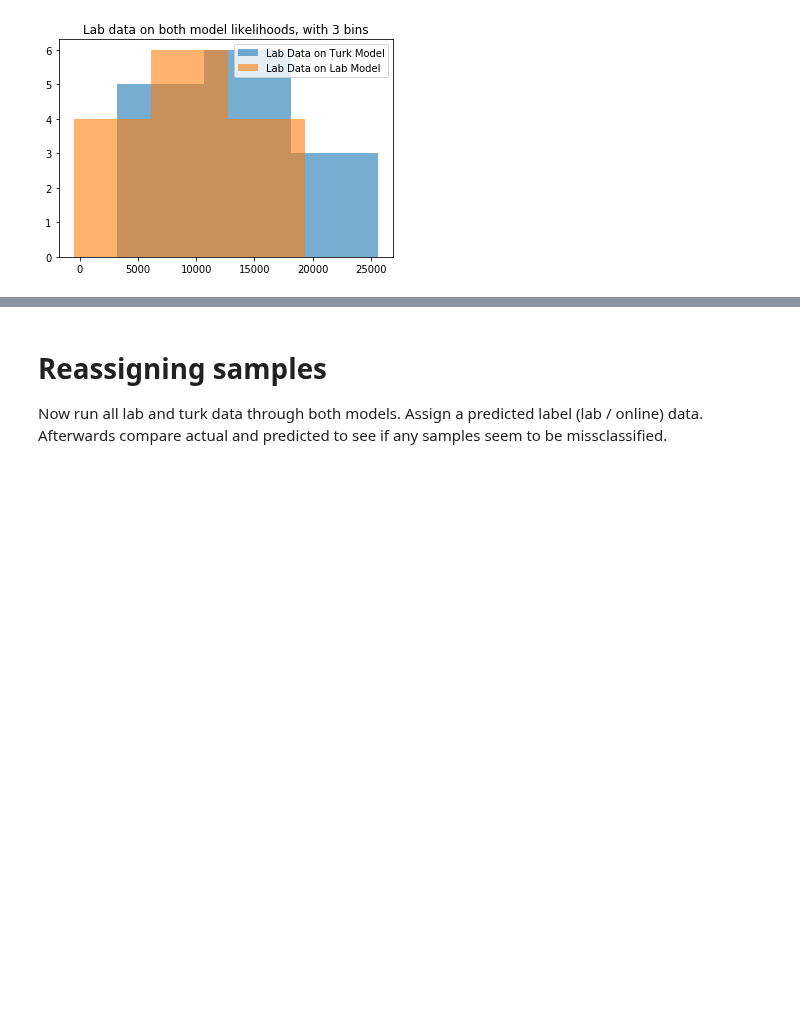
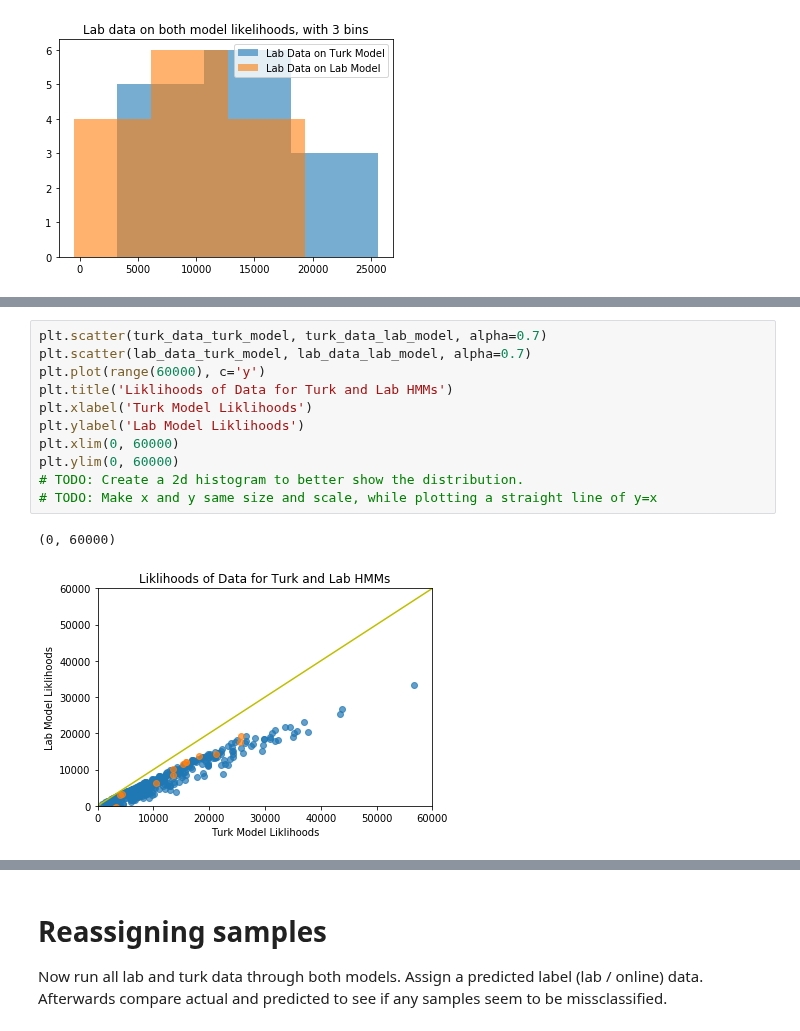
Before and after one commit to DJSaunders1997/Masters-Project, a Jupyter notebook: HMM.ipynb, the cells around one changed output, grey strips where cells are left out. Drawn from its saved outputs; the diff is of its cells as text; blank space fills up the shorter version.

Commit message:
Initial compare model liklihoods

```diff
--- a/HMM.ipynb
+++ b/HMM.ipynb
@@ -312,0 +342,14 @@ print(turk_model.score(data_turk, turk_lengths))
+# %%
+plt.scatter(turk_data_turk_model, turk_data_lab_model, alpha=0.7)
+plt.scatter(lab_data_turk_model, lab_data_lab_model, alpha=0.7)
+plt.plot(range(60000), c='y')
+plt.title('Liklihoods of Data for Turk and Lab HMMs')
+plt.xlabel('Turk Model Liklihoods')
+plt.ylabel('Lab Model Liklihoods')
+plt.xlim(0, 60000)
+plt.ylim(0, 60000)
+# TODO: Create a 2d histogram to better show the distribution.
+# TODO: Make x and y same size and scale, while plotting a straight line of y=x
+# %% [output]
+(0, 60000)
+[figure, added]
```
Also changed, not shown: parts of 35 cells of this notebook.
